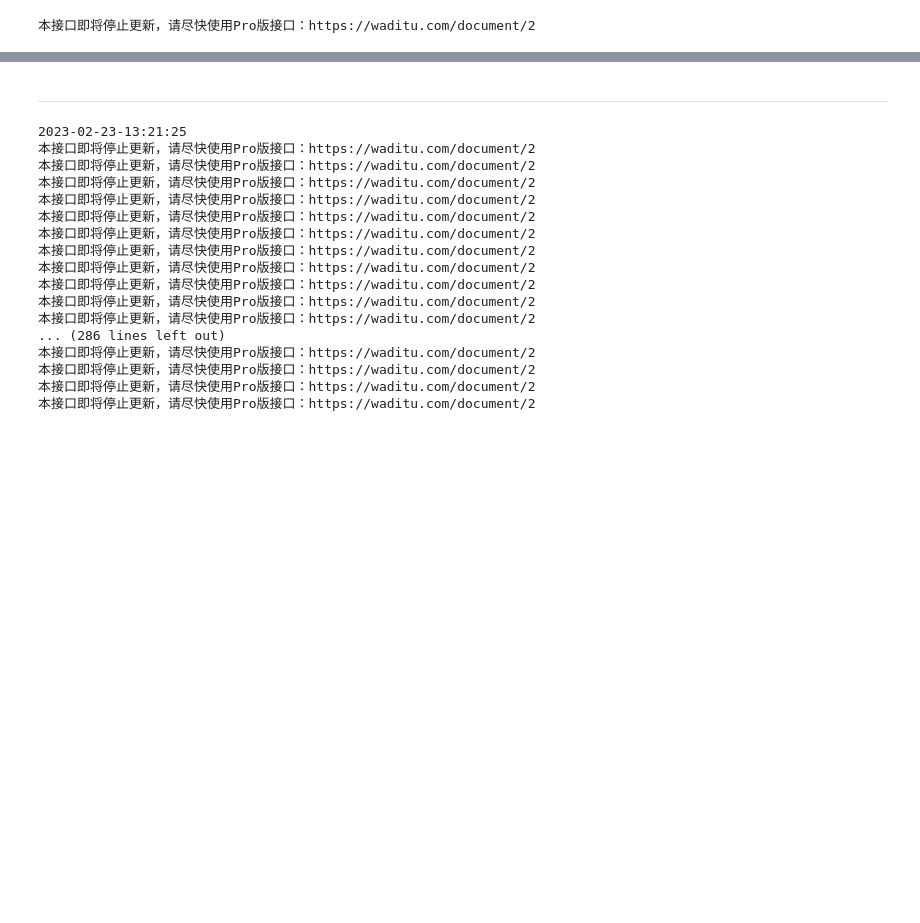
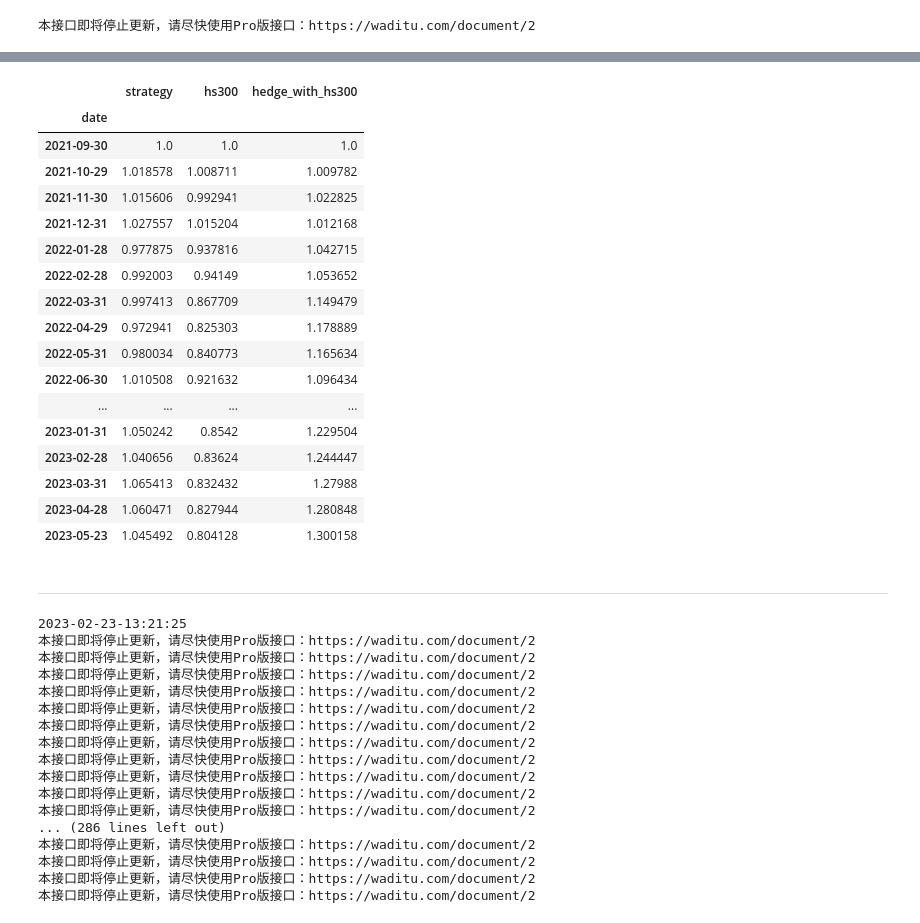
Before and after one commit to jwli601/stocks_stories, a Jupyter notebook: cv_strategy_intro230420.ipynb, the cells around one changed output, grey strips where cells are left out. Drawn from its saved outputs; the diff is of its cells as text; code cells hidden in the pictures; blank space fills up the shorter version.

```diff
--- a/cv_strategy_intro230420.ipynb
+++ b/cv_strategy_intro230420.ipynb
@@ -471,3 +472,24 @@ date
+# %%
+am.compare
+# %% [output]
+|  | strategy | hs300 | hedge_with_hs300 |
+| date |  |  |  |
+| 2021-09-30 | 1.0 | 1.0 | 1.0 |
+| 2021-10-29 | 1.018578 | 1.008711 | 1.009782 |
+| 2021-11-30 | 1.015606 | 0.992941 | 1.022825 |
+| 2021-12-31 | 1.027557 | 1.015204 | 1.012168 |
+| 2022-01-28 | 0.977875 | 0.937816 | 1.042715 |
+| 2022-02-28 | 0.992003 | 0.94149 | 1.053652 |
+| 2022-03-31 | 0.997413 | 0.867709 | 1.149479 |
+| 2022-04-29 | 0.972941 | 0.825303 | 1.178889 |
+| 2022-05-31 | 0.980034 | 0.840773 | 1.165634 |
+| 2022-06-30 | 1.010508 | 0.921632 | 1.096434 |
+| ... | ... | ... | ... |
+| 2023-01-31 | 1.050242 | 0.8542 | 1.229504 |
+| 2023-02-28 | 1.040656 | 0.83624 | 1.244447 |
+| 2023-03-31 | 1.065413 | 0.832432 | 1.27988 |
+| 2023-04-28 | 1.060471 | 0.827944 | 1.280848 |
+| 2023-05-23 | 1.045492 | 0.804128 | 1.300158 |
 # %% [markdown]
 ---
 # %%
```
Also changed, not shown: parts of 5 cells of this notebook, 2 other files.
